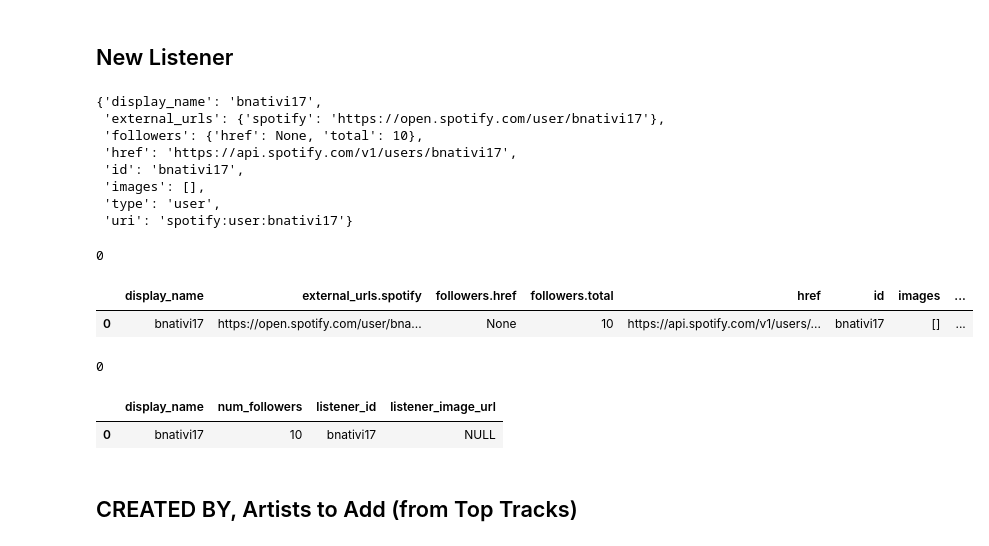
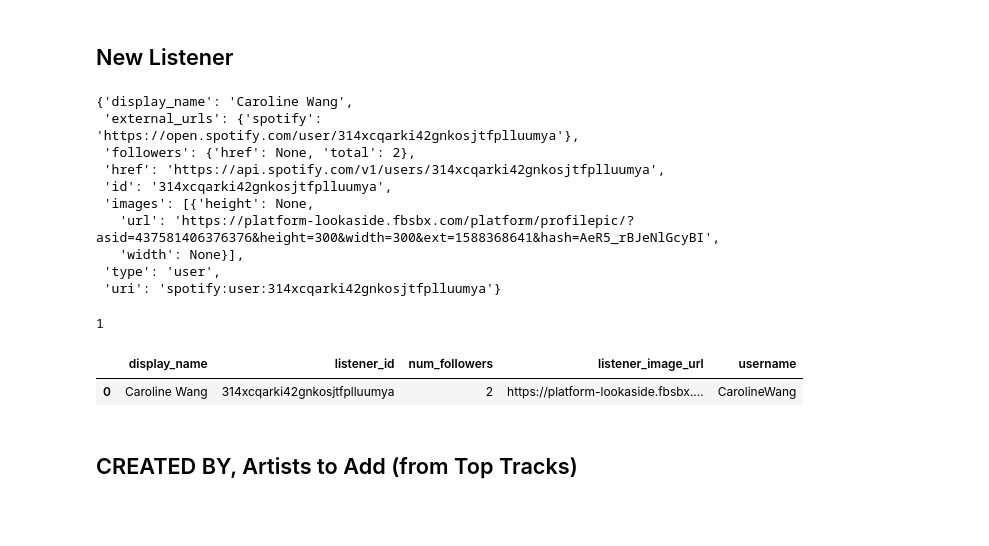
Before and after one commit to CS-316-Group/Project, a Jupyter notebook: notebooks/Spotify Data Cleaning Example.ipynb, the cells around one changed output. Cells and saved outputs as stored; diff of their text form; code cells hidden in the pictures; blank space fills up the shorter version.

Commit message:
got the spotify user into the app, altered spotifyuser init, created new data cleaning fcns

```diff
--- a/notebooks/Spotify Data Cleaning Example.ipynb
+++ b/notebooks/Spotify Data Cleaning Example.ipynb
@@ -21,10 +20,11 @@ ModuleNotFoundError: No module named 'data_processing'
 # %%
 # spotify = spotipy.Spotify()
 new_username = 'CarolineWang'
-new_user = SpotifyUser(spotify_creds['spotify_client_id'],
-                       spotify_creds['spotify_client_secret'],
-                       'http://localhost:8889',
-                       new_username)
+new_user = SpotifyUser(username=new_username,
+                       from_scratch=True,
+                       spotipy_client_id=spotify_creds['spotify_client_id'],
+                       spotipy_client_secret=spotify_creds['spotify_client_secret'],
+                       spotipy_redirect_uri='http://localhost:8889')
 # %% [markdown]
 ## Example of cleaning spotify data
 The functions below should ALL be run in order to fill/update the schema correctly.
@@ -33,21 +33,23 @@ The functions below should ALL be run in order to fill/update the schema correct
 # %%
 display(new_user.info())
 print(len(new_user.info()['images']))
-clean_listener_info(new_user)
+
+res=clean_listener_info(new_user)
+
+display(res['user_info'])
 # %% [output]
-{'display_name': 'bnativi17',
- 'external_urls': {'spotify': 'https://open.spotify.com/user/bnativi17'},
- 'followers': {'href': None, 'total': 10},
- 'href': 'https://api.spotify.com/v1/users/bnativi17',
- 'id': 'bnativi17',
- 'images': [],
+{'display_name': 'Caroline Wang',
+ 'external_urls': {'spotify': 'https://open.spotify.com/user/314xcqarki42gnkosjtfplluumya'},
+ 'followers': {'href': None, 'total': 2},
+ 'href': 'https://api.spotify.com/v1/users/314xcqarki42gnkosjtfplluumya',
+ 'id': '314xcqarki42gnkosjtfplluumya',
+ 'images': [{'height': None,
+   'url': 'https://platform-lookaside.fbsbx.com/platform/profilepic/?asid=437581406376376&height=300&width=300&ext=1588368641&hash=AeR5_rBJeNlGcyBI',
+   'width': None}],
  'type': 'user',
- 'uri': 'spotify:user:bnativi17'}
+ 'uri': 'spotify:user:314xcqarki42gnkosjtfplluumya'}
-0
+1
-|  | display_name | external_urls.spotify | followers.href | followers.total | href | id | images | ... |
-| 0 | bnativi17 | https://open.spotify.com/user/bna... | None | 10 | https://api.spotify.com/v1/users/... | bnativi17 | [] | ... |
+|  | display_name | listener_id | num_followers | listener_image_url | username |
+| 0 | Caroline Wang | 314xcqarki42gnkosjtfplluumya | 2 | https://platform-lookaside.fbsbx.... | CarolineWang |
-0
-|  | display_name | num_followers | listener_id | listener_image_url |
-| 0 | bnativi17 | 10 | bnativi17 | NULL |
 # %% [markdown]
 ## CREATED BY,  Artists to Add (from Top Tracks)
```
Also changed, not shown: parts of 9 cells of this notebook, 6 other files.
